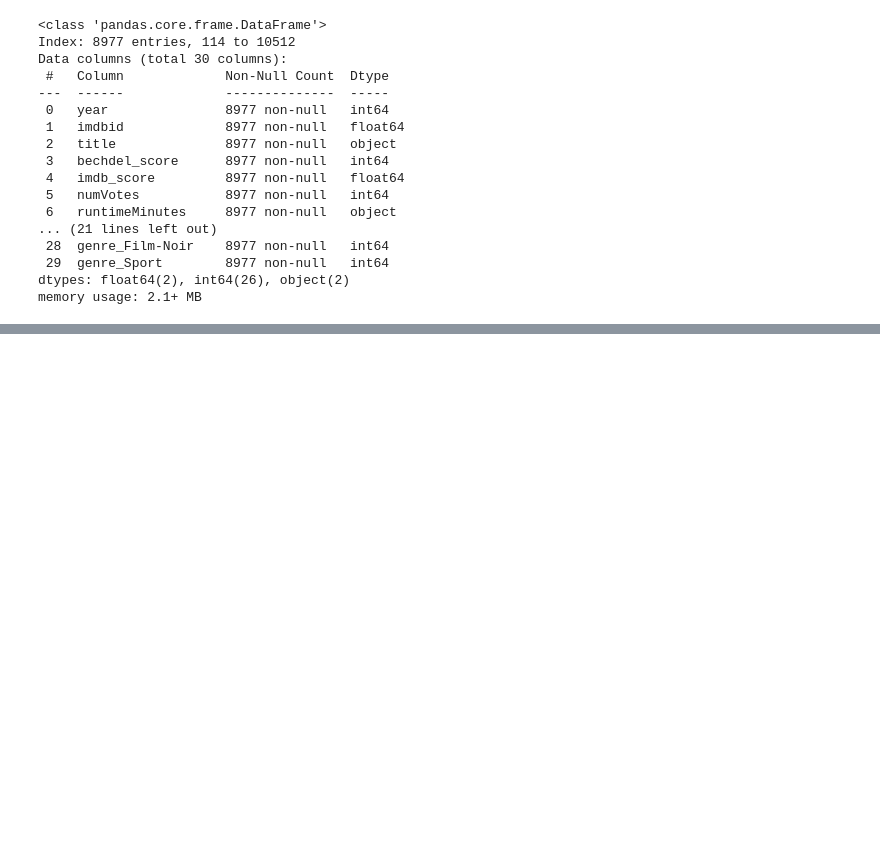
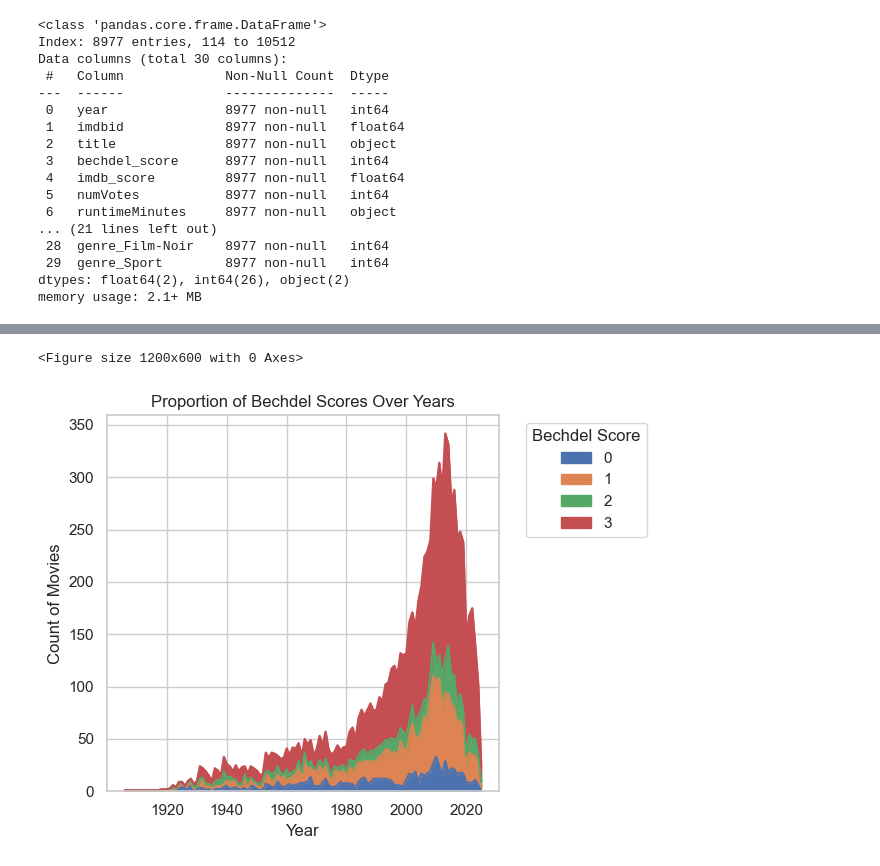
Before and after one commit to brookeyeye/Bechdel, a Jupyter notebook: Scripts/AnalysisScripts/metadata_eda.ipynb, the cells around one changed output, grey strips where cells are left out. Saved outputs shown, nothing was run; the diff lists cells and outputs as text; code cells hidden in the pictures; blank space fills up the shorter version.

```diff
--- a/Scripts/AnalysisScripts/metadata_eda.ipynb
+++ b/Scripts/AnalysisScripts/metadata_eda.ipynb
@@ -1,7 +1,9 @@
 # %%
 import pandas as pd
 import numpy as np
-bechdel_scores = pd.read_csv('/Users/brookeye/RISE/Bechdel/DEI-Project/bechdel_scores.csv')
+import matplotlib.pyplot as plt
+import seaborn as sns
+bechdel_scores = pd.read_csv('/Users/brookeye/RISE/Bechdel_Final/Data/1. InputData/bechdel_scores.csv')
 bechdel_scores['title'] = bechdel_scores['title'].str.lower()
 # %%
 bechdel_scores
@@ -20,16 +22,15 @@ bechdel_scores
 | 10561 | 2025 | 11794 | 14205554.0 | kpop demon hunters | 3 |
 10562 rows × 5 columns
 # %%
-title_basics = pd.read_csv('/Users/brookeye/RISE/Bechdel/imdb_data/title.basics.tsv', sep='\t')
-title_crew= pd.read_csv('/Users/brookeye/RISE/Bechdel/imdb_data/title.crew.tsv', sep='\t')
-title_ratings=pd.read_csv('/Users/brookeye/RISE/Bechdel/imdb_data/title.ratings.tsv', sep='\t')
-title_all = pd.read_csv('/Users/brookeye/RISE/Bechdel/imdb_data/title.akas.tsv', sep='\t')
+title_basics = pd.read_csv('/Users/brookeye/RISE/Bechdel_Final/Data/1. InputData/title.basics.tsv', sep='\t')
+title_ratings=pd.read_csv('/Users/brookeye/RISE/Bechdel_Final/Data/1. InputData/title.ratings.tsv', sep='\t')
+title_all = pd.read_csv('/Users/brookeye/RISE/Bechdel_Final/Data/1. InputData/title.akas.tsv', sep='\t')
 title_ratings  = title_ratings.rename(columns={'tconst': 'titleId'})
 title_basics  = title_basics.rename(columns={'tconst': 'titleId'})
 title_all=title_all.drop(['region', 'types', 'attributes'], axis =1)
 title_all = title_all[title_all['isOriginalTitle'] == 1]
 title_all=title_all.merge(title_ratings, on='titleId').merge(title_basics, on='titleId')
-oscar_winning = pd.read_csv('/Users/brookeye/RISE/Bechdel/imdb_data/oscars_df.csv')
+oscar_winning = pd.read_csv('/Users/brookeye/RISE/Bechdel_Final/Data/1. InputData/oscars_df.csv')
 oscar_winning
 oscar_winning=oscar_winning.drop(['Unnamed: 0', 'Oscar Year'], axis=1)
 oscar_winning=oscar_winning.rename(columns={'Film' : 'title'})
@@ -51,7 +52,6 @@ df=df[df['numVotes']>=1000]
 df=df.drop(['title_y', 'startYear', 'endYear', 'isAdult', 'primaryTitle', 'titleType', 'originalTitle', 'id'], axis=1)
 
 df=df.rename(columns={'movie_idx' : 'movie_id', 'title_x': 'title', 'rating': 'bechdel_score', 'averageRating': 'imdb_score'})
-df['bechdel_score'] = (df['bechdel_score'] == 3).astype(int)
 # %%
 df.info()
 # %% [output]
@@ -247,0 +115,12 @@ max         1.000000         1.000000     1.000000
+# %%
+plt.figure(figsize=(12, 6))
+df.groupby(['year', 'bechdel_score']).size().unstack().plot(kind='area', stacked=True)
+plt.title('Proportion of Bechdel Scores Over Years')
+plt.xlabel('Year')
+plt.ylabel('Count of Movies')
+plt.legend(title='Bechdel Score', bbox_to_anchor=(1.05, 1), loc='upper left')
+plt.tight_layout()
+plt.show()
+# %% [output]
+<Figure size 1200x600 with 0 Axes>
+[figure, added]
```
Also changed, not shown: parts of 6 cells of this notebook.
